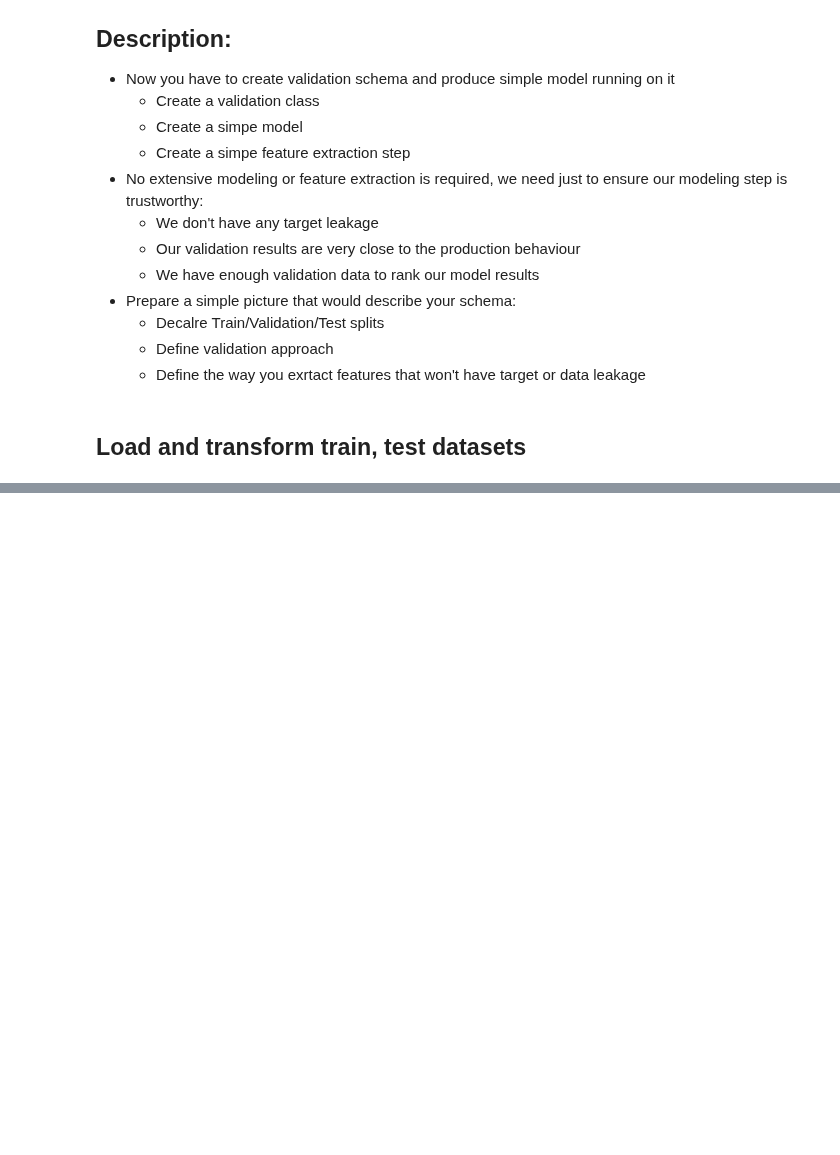
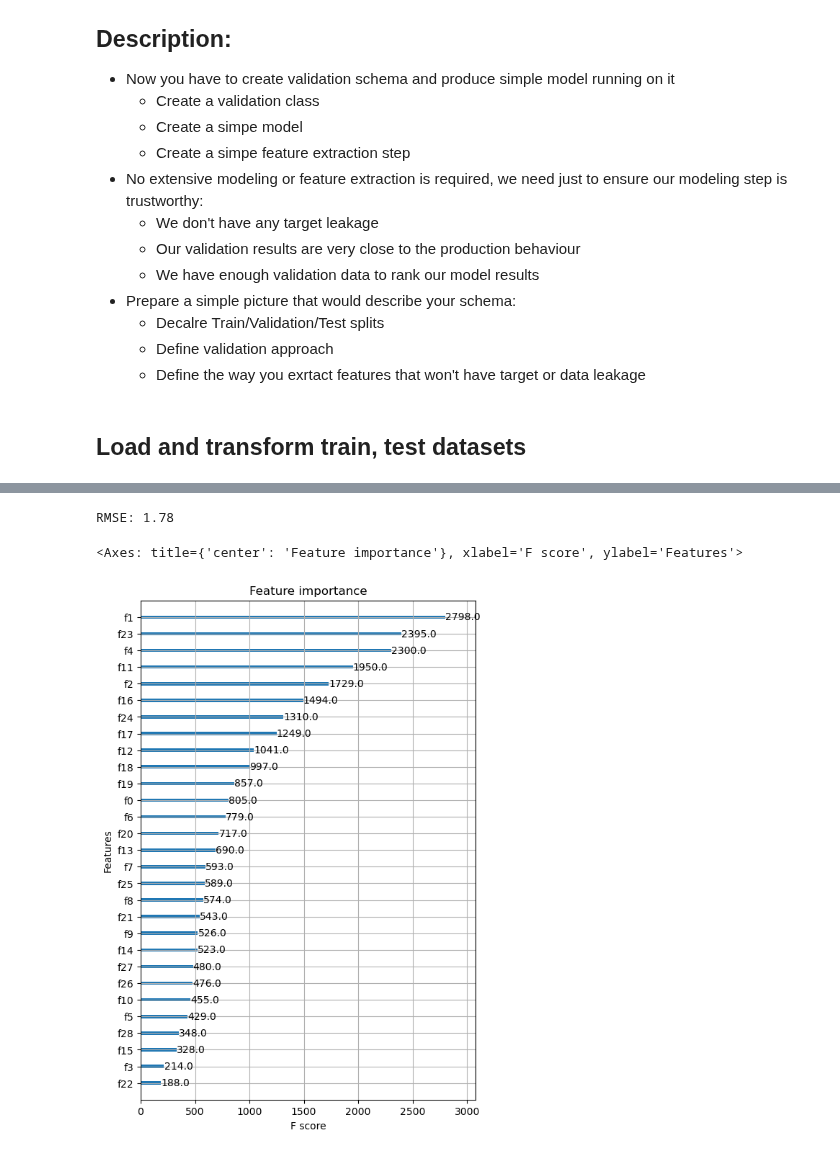
Before and after one commit to Alexennk/ml-ds-practice, a Jupyter notebook: notebooks/validate_notebook.ipynb, the cells around one changed output, grey strips where cells are left out. Saved outputs shown, nothing was run; the diff lists cells and outputs as text; code cells hidden in the pictures; blank space fills up the shorter version.

Commit message:
DS-2.1 Baseline modeling pt.1
Changes:
- added two more groups of lag features - avg sales by category and by category/shop
- performed simple process of xgboost model validation

```diff
--- a/notebooks/validate_notebook.ipynb
+++ b/notebooks/validate_notebook.ipynb
@@ -77,0 +165,4 @@ memory usage: 20.6 MB
+# %%
+from sklearn.preprocessing import StandardScaler
+
+sc = StandardScaler()
@@ -77,0 +189,37 @@ memory usage: 20.6 MB
+# %%
+tscv = TimeSeriesSplit(n_splits=3)
+
+for train_idx, test_idx in tscv.split(X):
+    X_new = X.copy()
+    X_new.drop('date_block_num', axis=1, inplace=True)
+    X_train, X_test = X_new[train_idx], X_new[test_idx]
+    y_train, y_test = y[train_idx], y[test_idx]
+
+    X_train = sc.fit_transform(X_train)
+    X_test = sc.transform(X_test)
+
+    print(len(X_train), len(X_test), len(y_train), len(y_test))
+
+    model = XGBRegressor(
+    max_depth=7,
+    n_estimators=1000,
+    # min_child_weight=300,
+    # colsample_bytree=0.8,
+    # subsample=0.8,
+    eta=0.05,
+    # seed=42,
+    eval_metric="rmse",
+    early_stopping_rounds=30)
+
+    model.fit(
+    X_train,
+    y_train,
+    eval_set=[(X_train, y_train), (X_test, y_test)],
+    verbose=True)
+
+    y_pred = model.predict(X_test)
+    score = np.sqrt(mean_squared_error(y_test, y_pred))
+    scores.append(score)
+
+    print(f"RMSE: {score:.2f}")
+    print()
@@ -77,0 +244,9 @@ memory usage: 20.6 MB
+# %%
+print(f"RMSE: {np.mean(scores):.2f}")
+# %% [output]
+RMSE: 1.78
+# %%
+plot_features(model, (6, 9))
+# %% [output]
+<Axes: title={'center': 'Feature importance'}, xlabel='F score', ylabel='Features'>
+[figure, added]
```
Also changed, not shown: parts of 15 cells of this notebook, 2 other files.
